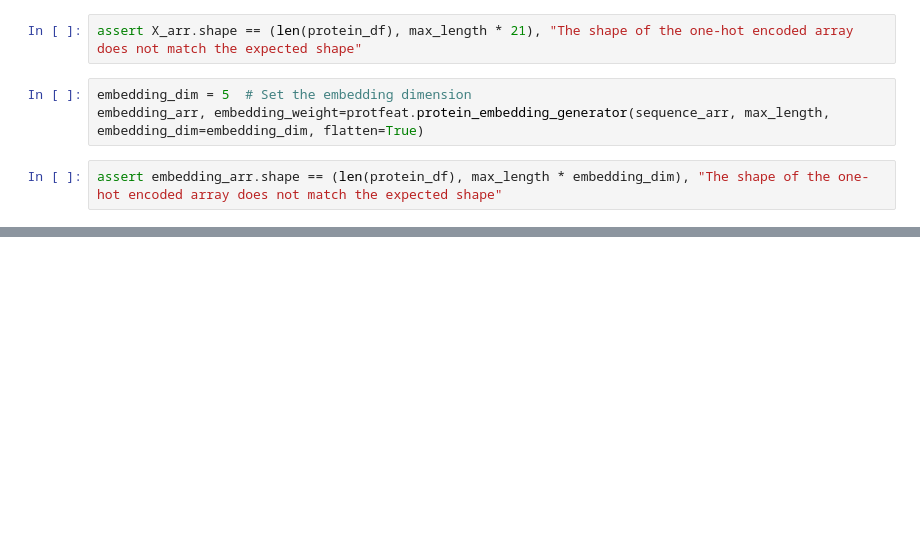
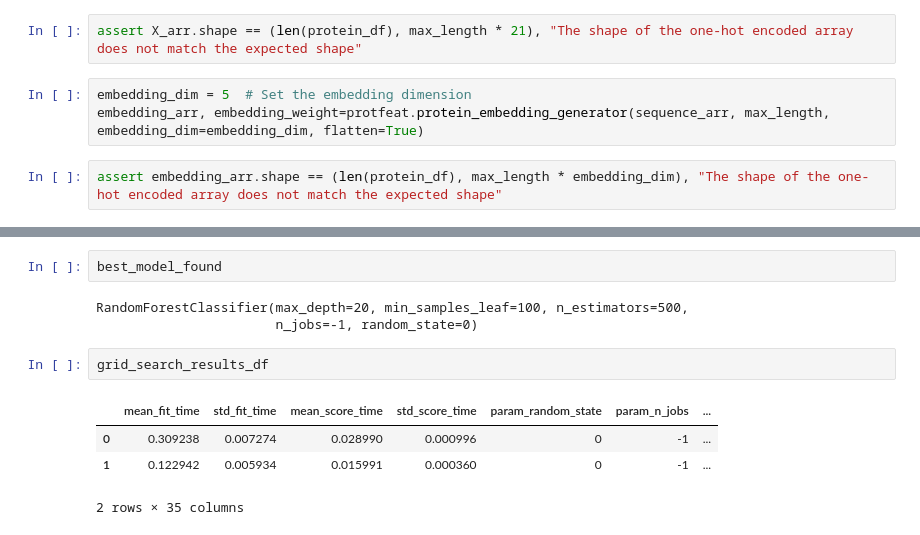
Before and after one commit to mohitpandey92/protein-mlutils, a Jupyter notebook: notebook/1_EDA_2025_07_06.ipynb, the cells around one changed output, grey strips where cells are left out. Drawn from its saved outputs; the diff is of its cells as text; blank space fills up the shorter version.

```diff
--- a/notebook/1_EDA_2025_07_06.ipynb
+++ b/notebook/1_EDA_2025_07_06.ipynb
@@ -57,0 +127,12 @@ RuntimeError: Can't call numpy() on Tensor that requires grad. Use tensor.detach
+# %%
+best_model_found
+# %% [output]
+RandomForestClassifier(max_depth=20, min_samples_leaf=100, n_estimators=500,
+                       n_jobs=-1, random_state=0)
+# %%
+grid_search_results_df
+# %% [output]
+|  | mean_fit_time | std_fit_time | mean_score_time | std_score_time | param_random_state | param_n_jobs | ... |
+| 0 | 0.309238 | 0.007274 | 0.028990 | 0.000996 | 0 | -1 | ... |
+| 1 | 0.122942 | 0.005934 | 0.015991 | 0.000360 | 0 | -1 | ... |
+2 rows × 35 columns
```
Also changed, not shown: parts of 12 cells of this notebook, 3 other files.
